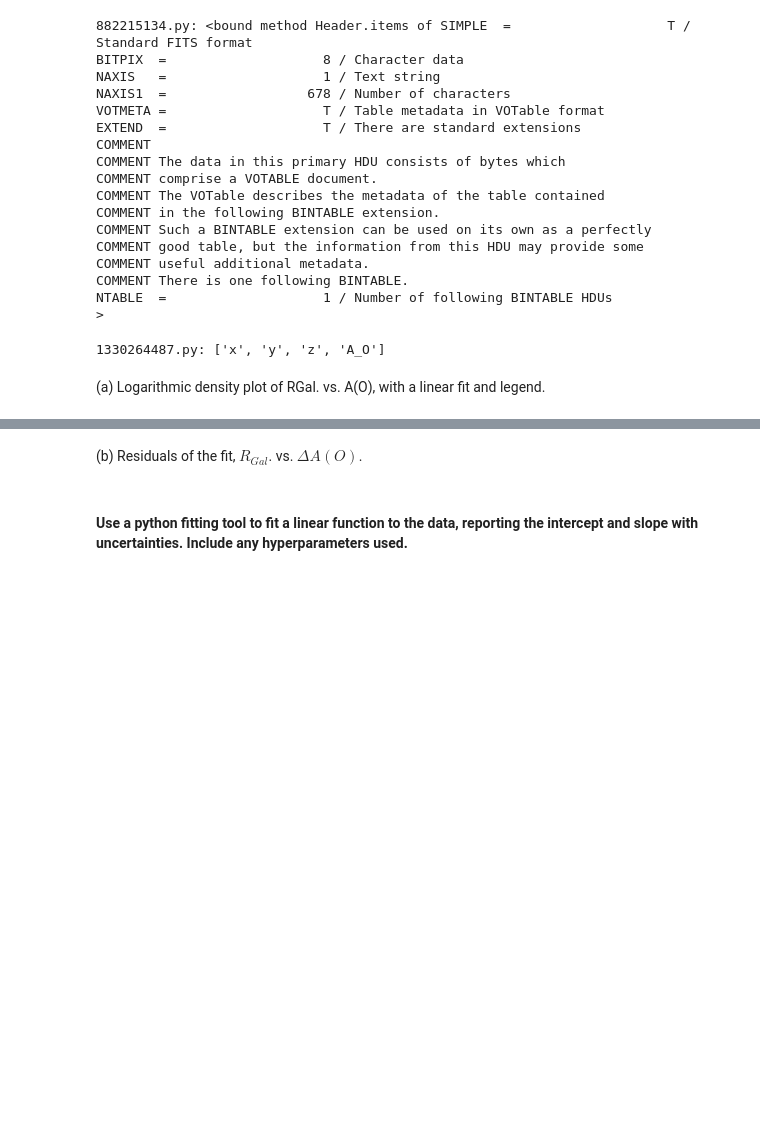
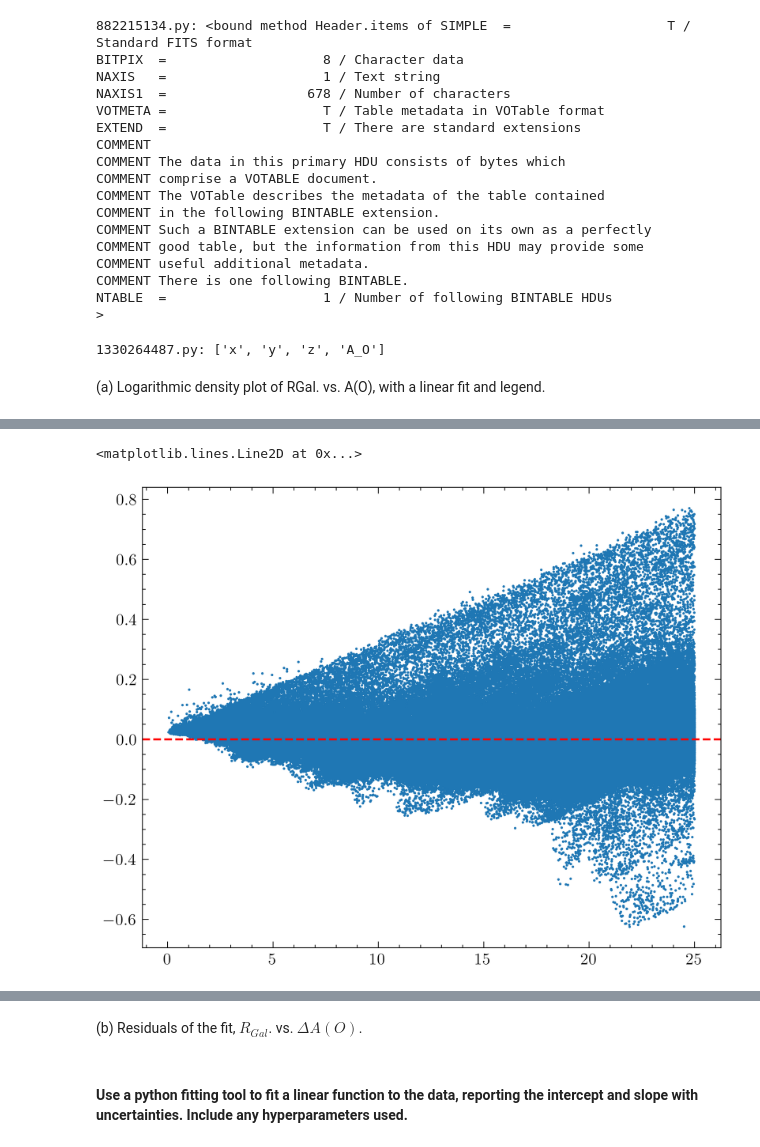
Before and after one commit to gkb21/ASTR4004_assignment3, a Jupyter notebook: assignment_3.ipynb, the cells around one changed output, grey strips where cells are left out. Cells and saved outputs as stored; diff of their text form; code cells hidden in the pictures; blank space fills up the shorter version.

```diff
--- a/assignment_3.ipynb
+++ b/assignment_3.ipynb
@@ -203,0 +199,7 @@ Notes:
+# %%
+residuals = A_O - linear_model.predict(x_with_intercept)
+plt.scatter(RGal, residuals, s=2, alpha=1)
+plt.axhline(0, color='red', linestyle='--', label='Zero Residual')
+# %% [output]
+<matplotlib.lines.Line2D at 0x...>
+[figure, added]
```
Also changed, not shown: parts of 7 cells of this notebook, 1 other file.
